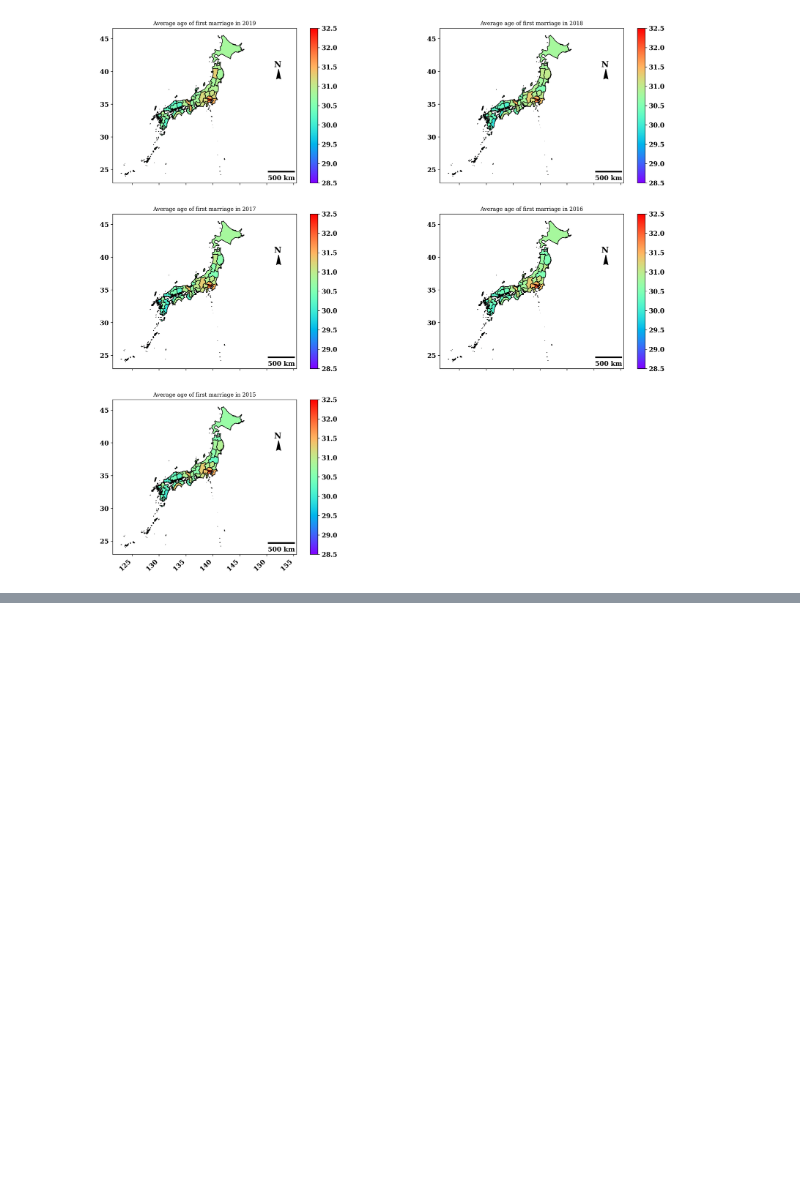
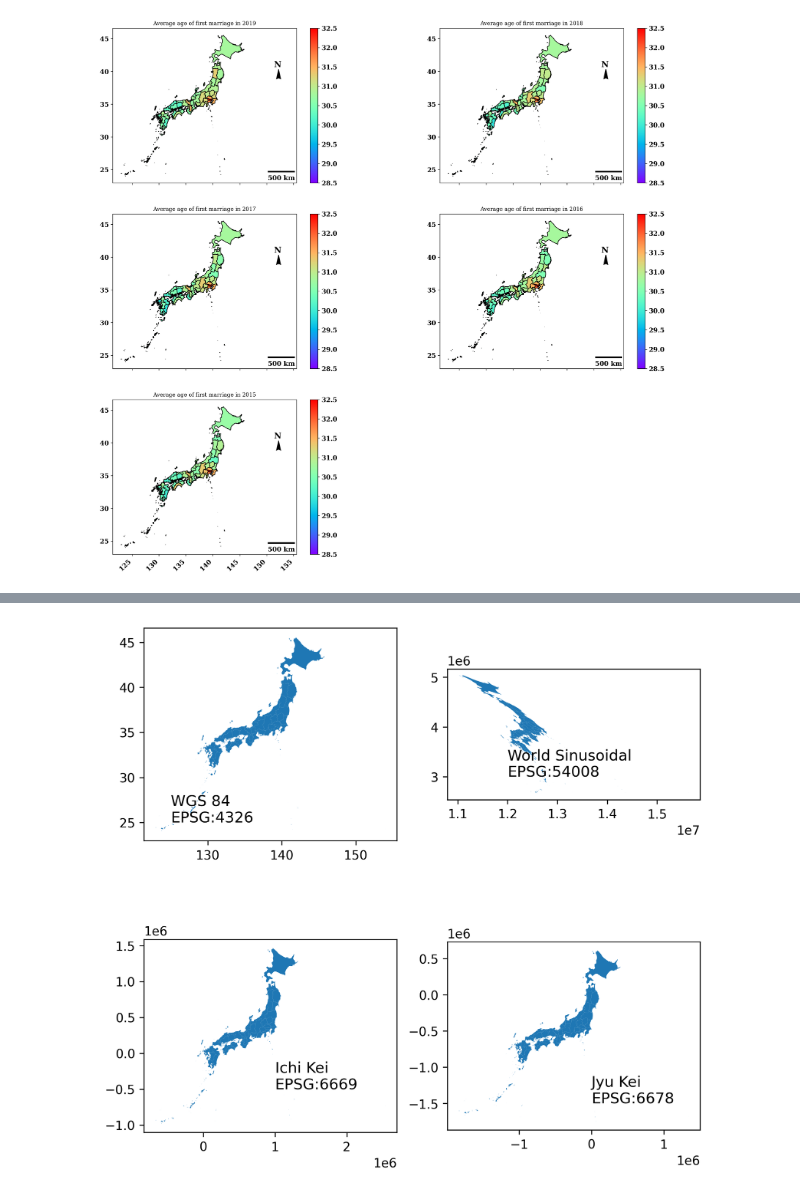
Before and after one commit to wing787/books-python-satellite-data-analysis-basic, a Jupyter notebook: 3_satelite_data_and_somedata.ipynb, the cells around one changed output, grey strips where cells are left out. Cells and saved outputs as stored; diff of their text form; code cells hidden in the pictures; blank space fills up the shorter version.

```diff
--- a/3_satelite_data_and_somedata.ipynb
+++ b/3_satelite_data_and_somedata.ipynb
@@ -262,0 +265,4 @@ with plt.rc_context(rc={'font.family': 'serif', 'font.weight': 'bold', 'font.siz
+# %%
+# 再度日本のポリゴン読み込み
+jpnShp = gpd.read_file('/content/drive/MyDrive/Colab Notebooks/Pythonで学ぶ衛星データ解析基礎-環境変化を定量的に把握しよう/data/3/gadm36_JPN_1.shp')
+jpnShp.crs  # 初期値はWGS 84の地理座標系
@@ -262,0 +281,27 @@ with plt.rc_context(rc={'font.family': 'serif', 'font.weight': 'bold', 'font.siz
+# %%
+fig, ((ax1, ax2), (ax3, ax4)) = plt.subplots(nrows=2, ncols=2, figsize = (8, 8))
+
+jpnShp.plot(ax=ax1)  # WGS 84
+ax1.text(x=125, y=25, s='WGS 84\nEPSG:4326', fontsize=12)
+
+# Convert 4326 to esri:54008
+# World Sinusoidal
+jpnShp.to_crs('esri:54008', inplace=True)
+jpnShp.plot(ax=ax2)  # 6678
+ax2.text(x=12000000, y=3000000, s='World Sinusoidal\nEPSG:54008', fontsize=12)
+
+# Convert 54008 to esri:6669
+# 長崎県、鹿児島県の一部に対応
+jpnShp.to_crs('epsg:6669', inplace=True)
+jpnShp.plot(ax=ax3)  # 6669
+ax3.text(x=1000000, y=-500000, s='Ichi Kei\nEPSG:6669', fontsize=12)
+
+# Convert 6669 to 6678
+# 青森県、秋田県、山形県、岩手県、宮城県
+jpnShp.to_crs('epsg:6678',inplace=True)
+jpnShp.plot(ax=ax4) # 6678
+ax4.text(x=0, y=-1500000, s='Jyu Kei\nEPSG:6678', fontsize=12)
+
+plt.show();
+# %% [output]
+[figure, added]
```
Also changed, not shown: parts of 2 cells of this notebook.
